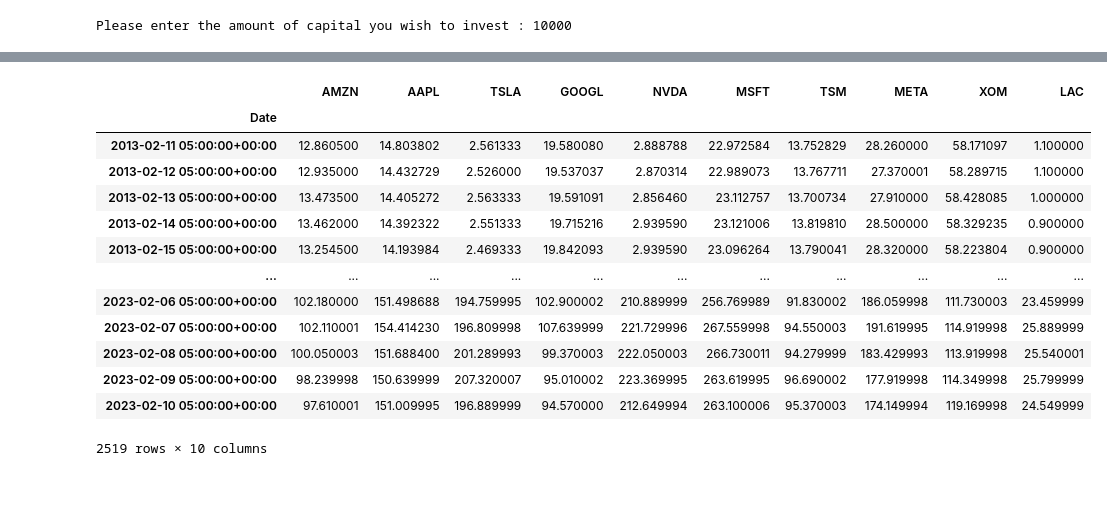
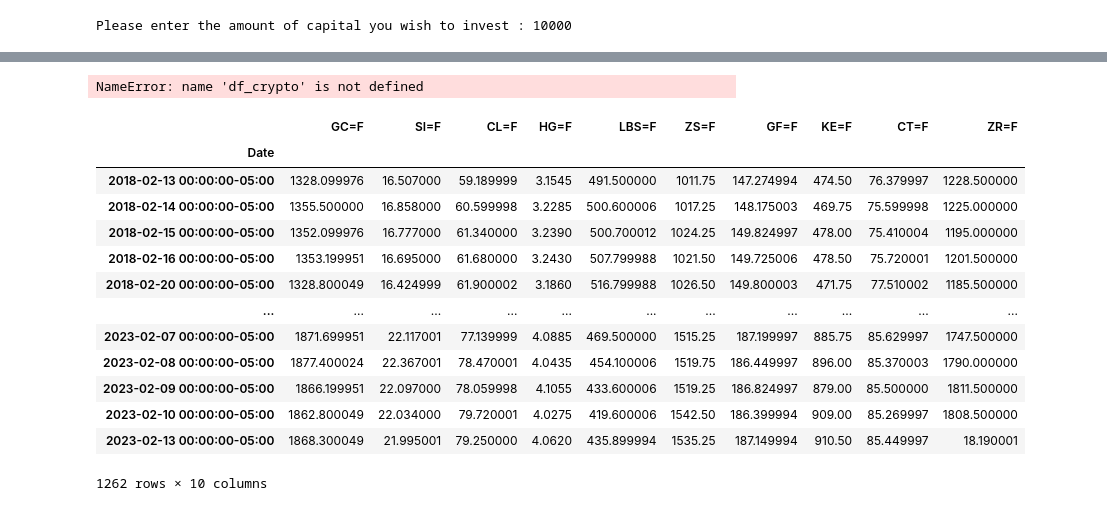
Before and after one commit to Xipilscode/CAPTS-_Comprehensive_Allocation_and_Portfolio_Trading_Solution, a Jupyter notebook: Capital_Allocation_Optimization/capital_allocation_optimization.ipynb, the cells around one changed output, grey strips where cells are left out. Drawn from its saved outputs; the diff is of its cells as text; code cells hidden in the pictures.

```diff
--- a/Capital_Allocation_Optimization/capital_allocation_optimization.ipynb
+++ b/Capital_Allocation_Optimization/capital_allocation_optimization.ipynb
@@ -59,8 +60,10 @@ while True:
 # api_pull = {'crypto' : ['BTC-USD', 'ETH-USD', 'DOGE-USD', 'MATIC-USD', 'AVAX-USD', 'SOL-USD', 'TRX-USD', 'ATOM-USD', 'UNI7083-USD', 'LINK-USD'],
 #             'stocks' : ['AMZN', 'AAPL', 'TSLA', 'GOOGL', 'NVDA', 'MSFT', 'TSM', 'META','XOM', 'LAC'],
 #             'commodities' : ['GC=F', 'SI=F', 'CL=F', 'HG=F', 'LBS=F', 'ZS=F', 'GF=F', 'KE=F', 'CT=F', 'ZR=F']}
-api_pull = {'stocks' : ['AMZN', 'AAPL', 'TSLA', 'GOOGL', 'NVDA', 'MSFT', 'TSM', 'META','XOM', 'LAC']}
+# api_pull = {'stocks' : ['AMZN', 'AAPL', 'TSLA', 'GOOGL', 'NVDA', 'MSFT', 'TSM', 'META','XOM', 'LAC']}
 
+#api_pull = {'crypto' : ['BTC-USD', 'ETH-USD', 'DOGE-USD', 'MATIC-USD', 'AVAX-USD', 'SOL-USD', 'TRX-USD', 'ATOM-USD', 'UNI7083-USD', 'LINK-USD']}
+api_pull = {'commodities' : ['GC=F', 'SI=F', 'CL=F', 'HG=F', 'LBS=F', 'ZS=F', 'GF=F', 'KE=F', 'CT=F', 'ZR=F']}
 # Store data for each asset class in a dictionary
 # Use .items()to iterate over the key-value pairs of the api_pull dictionary
 # pull data for the number of years requested by the user
@@ -77,6 +98,8 @@ data
 # Create a data frame for each asset class with the close column
 # Access the 'Close' column of the data for each asset class
 # Extract the values of the data dictionary and then access the 'Close' column of each dataframe.
-# df_crypto = pd.DataFrame({ticker: data['crypto'][ticker]['Close'] for ticker in api_pull['crypto']})
-df_stocks = pd.DataFrame({ticker: data['stocks'][ticker]['Close'] for ticker in api_pull['stocks']})
-# df_commodities = pd.DataFrame({ticker: data['commodities'][ticker]['Close'] for ticker in api_pull['commodities']})
+#df_crypto = pd.DataFrame({ticker: data['crypto'][ticker]['Close'] for ticker in api_pull['crypto']})
+#df_stocks = pd.DataFrame({ticker: data['stocks'][ticker]['Close'] for ticker in api_pull['stocks']})
+
+df_commodities = pd.DataFrame({ticker: data['commodities'][ticker]['Close'] for ticker in api_pull['commodities']})
+df_commodities
@@ -127,28 +142,31 @@ df_stocks.tail(10)
 # %%
 #Run montecarlo model
 # %%
-# df_crypto.index = pd.to_datetime(df_crypto.index)
-df_stocks.index = pd.to_datetime(df_stocks.index)
+df_crypto.index = pd.to_datetime(df_crypto.index)
+#df_stocks.index = pd.to_datetime(df_stocks.index)
 # df_commodities.index = pd.to_datetime(df_commodities.index)
 
-# df_crypto.index = df_crypto.index.tz_convert('UTC')
-df_stocks.index = df_stocks.index.tz_convert('UTC')
-# df_commodities.index = df_commodities.index.tz_convert('UTC')
+df_crypto.index = df_crypto.index.tz_convert('UTC')
+#df_stocks.index = df_stocks.index.tz_convert('UTC')
+## df_commodities.index = df_commodities.index.tz_convert('UTC')
+# %% [output]
+NameError: name 'df_crypto' is not defined
 # %%
-portfolio_data = pd.concat([df_stocks], axis=1)
+portfolio_data = pd.concat([df_commodities], axis=1)
+# pd.merge(df1,df2, how='inner')
 portfolio_data
 # %% [output]
-|  | AMZN | AAPL | TSLA | GOOGL | NVDA | MSFT | TSM | META | XOM | LAC |
+|  | GC=F | SI=F | CL=F | HG=F | LBS=F | ZS=F | GF=F | KE=F | CT=F | ZR=F |
 | Date |  |  |  |  |  |  |  |  |  |  |
-| 2013-02-11 05:00:00+00:00 | 12.860500 | 14.803802 | 2.561333 | 19.580080 | 2.888788 | 22.972584 | 13.752829 | 28.260000 | 58.171097 | 1.100000 |
-| 2013-02-12 05:00:00+00:00 | 12.935000 | 14.432729 | 2.526000 | 19.537037 | 2.870314 | 22.989073 | 13.767711 | 27.370001 | 58.289715 | 1.100000 |
-| 2013-02-13 05:00:00+00:00 | 13.473500 | 14.405272 | 2.563333 | 19.591091 | 2.856460 | 23.112757 | 13.700734 | 27.910000 | 58.428085 | 1.000000 |
-| 2013-02-14 05:00:00+00:00 | 13.462000 | 14.392322 | 2.551333 | 19.715216 | 2.939590 | 23.121006 | 13.819810 | 28.500000 | 58.329235 | 0.900000 |
-| 2013-02-15 05:00:00+00:00 | 13.254500 | 14.193984 | 2.469333 | 19.842093 | 2.939590 | 23.096264 | 13.790041 | 28.320000 | 58.223804 | 0.900000 |
+| 2018-02-13 00:00:00-05:00 | 1328.099976 | 16.507000 | 59.189999 | 3.1545 | 491.500000 | 1011.75 | 147.274994 | 474.50 | 76.379997 | 1228.500000 |
+| 2018-02-14 00:00:00-05:00 | 1355.500000 | 16.858000 | 60.599998 | 3.2285 | 500.600006 | 1017.25 | 148.175003 | 469.75 | 75.599998 | 1225.000000 |
+| 2018-02-15 00:00:00-05:00 | 1352.099976 | 16.777000 | 61.340000 | 3.2390 | 500.700012 | 1024.25 | 149.824997 | 478.00 | 75.410004 | 1195.000000 |
+| 2018-02-16 00:00:00-05:00 | 1353.199951 | 16.695000 | 61.680000 | 3.2430 | 507.799988 | 1021.50 | 149.725006 | 478.50 | 75.720001 | 1201.500000 |
+| 2018-02-20 00:00:00-05:00 | 1328.800049 | 16.424999 | 61.900002 | 3.1860 | 516.799988 | 1026.50 | 149.800003 | 471.75 | 77.510002 | 1185.500000 |
 | ... | ... | ... | ... | ... | ... | ... | ... | ... | ... | ... |
-| 2023-02-06 05:00:00+00:00 | 102.180000 | 151.498688 | 194.759995 | 102.900002 | 210.889999 | 256.769989 | 91.830002 | 186.059998 | 111.730003 | 23.459999 |
-| 2023-02-07 05:00:00+00:00 | 102.110001 | 154.414230 | 196.809998 | 107.639999 | 221.729996 | 267.559998 | 94.550003 | 191.619995 | 114.919998 | 25.889999 |
-| 2023-02-08 05:00:00+00:00 | 100.050003 | 151.688400 | 201.289993 | 99.370003 | 222.050003 | 266.730011 | 94.279999 | 183.429993 | 113.919998 | 25.540001 |
-| 2023-02-09 05:00:00+00:00 | 98.239998 | 150.639999 | 207.320007 | 95.010002 | 223.369995 | 263.619995 | 96.690002 | 177.919998 | 114.349998 | 25.799999 |
-| 2023-02-10 05:00:00+00:00 | 97.610001 | 151.009995 | 196.889999 | 94.570000 | 212.649994 | 263.100006 | 95.370003 | 174.149994 | 119.169998 | 24.549999 |
+| 2023-02-07 00:00:00-05:00 | 1871.699951 | 22.117001 | 77.139999 | 4.0885 | 469.500000 | 1515.25 | 187.199997 | 885.75 | 85.629997 | 1747.500000 |
+| 2023-02-08 00:00:00-05:00 | 1877.400024 | 22.367001 | 78.470001 | 4.0435 | 454.100006 | 1519.75 | 186.449997 | 896.00 | 85.370003 | 1790.000000 |
+| 2023-02-09 00:00:00-05:00 | 1866.199951 | 22.097000 | 78.059998 | 4.1055 | 433.600006 | 1519.25 | 186.824997 | 879.00 | 85.500000 | 1811.500000 |
+| 2023-02-10 00:00:00-05:00 | 1862.800049 | 22.034000 | 79.720001 | 4.0275 | 419.600006 | 1542.50 | 186.399994 | 909.00 | 85.269997 | 1808.500000 |
+| 2023-02-13 00:00:00-05:00 | 1868.300049 | 21.995001 | 79.250000 | 4.0620 | 435.899994 | 1535.25 | 187.149994 | 910.50 | 85.449997 | 18.190001 |
-2519 rows × 10 columns
+1262 rows × 10 columns
```
Also changed, not shown: parts of 22 cells of this notebook.
